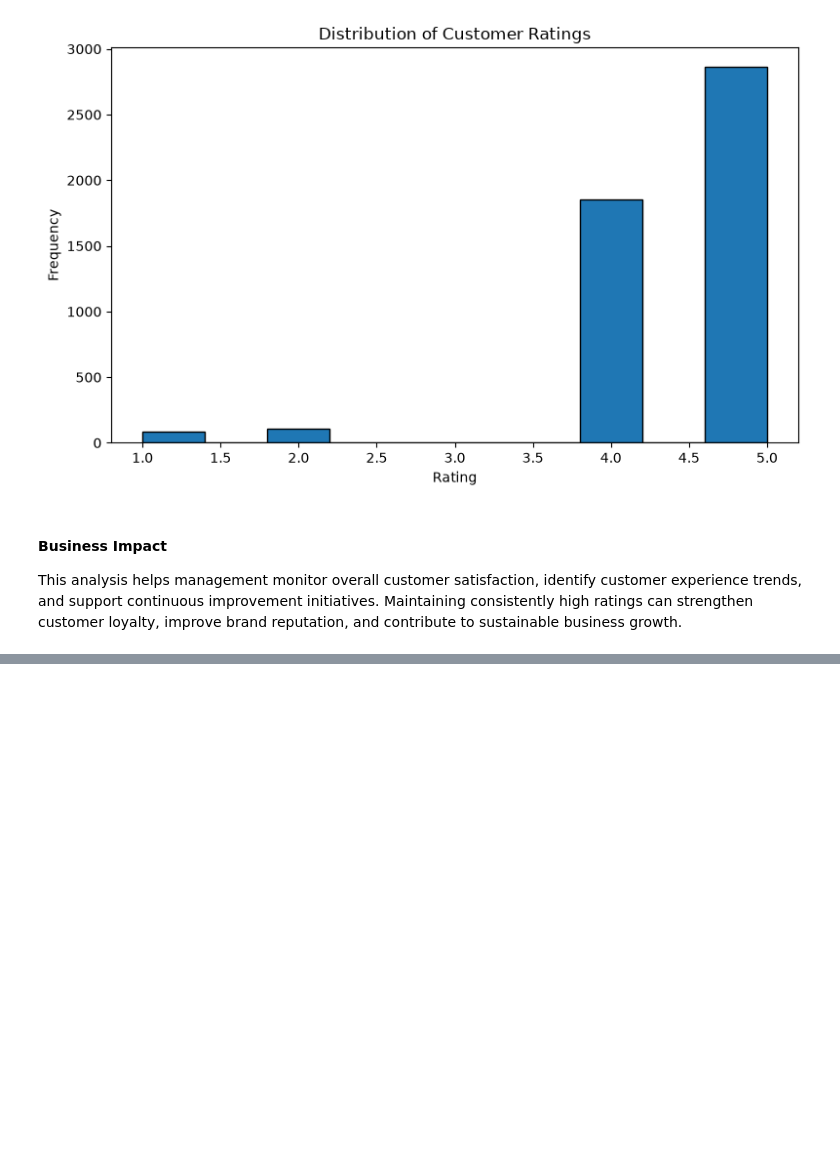
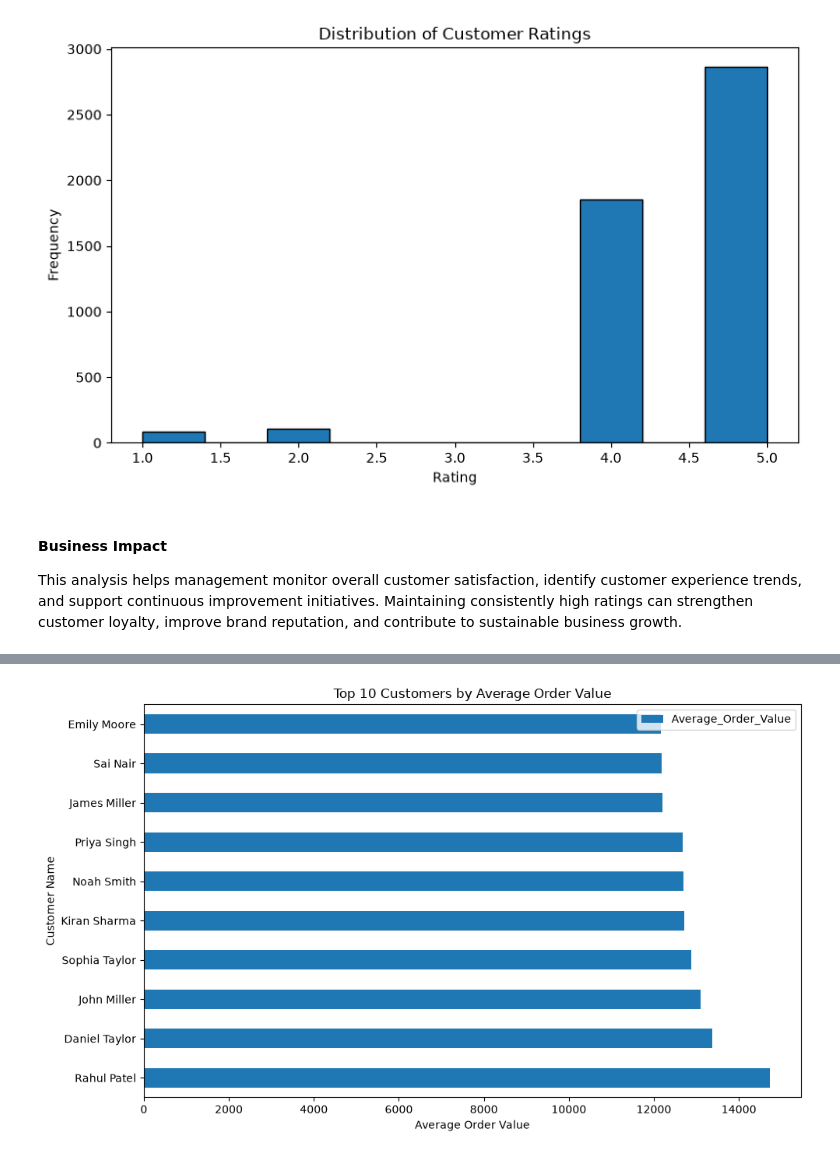
Before and after one commit to vindhya-akula/Retail-Sales-Intelligence-Dashboard, a Jupyter notebook: Retail_Sales_Analysis.ipynb, the cells around one changed output, grey strips where cells are left out. Cells and saved outputs as stored; diff of their text form; code cells hidden in the pictures; blank space fills up the shorter version.

```diff
--- a/Retail_Sales_Analysis.ipynb
+++ b/Retail_Sales_Analysis.ipynb
@@ -1587,0 +1638,23 @@ This analysis helps management monitor overall customer satisfaction, identify c
+# %%
+average_order_value = (
+    master_df
+    .groupby("Customer_Name")
+    .agg(
+        Total_Sales = ("Sales", "sum"),
+        Total_Orders = ("Order_ID", "nunique")
+    )
+)
+average_order_value["Average_Order_Value"] = (
+    average_order_value["Total_Sales"] /
+    average_order_value["Total_Orders"]
+)
+
+average_order_value = (
+    average_order_value
+    .sort_values(
+        "Average_Order_Value",
+        ascending = False
+    )
+    .head(10)
+)
+average_order_value
@@ -1587,0 +1674,15 @@ This analysis helps management monitor overall customer satisfaction, identify c
+# %%
+average_order_value.plot(
+    kind="barh",
+    y="Average_Order_Value",
+    figsize=(10,6),
+    title="Top 10 Customers by Average Order Value"
+)
+
+plt.xlabel("Average Order Value")
+plt.ylabel("Customer Name")
+
+plt.tight_layout()
+plt.show()
+# %% [output]
+[figure, added]
```
Also changed, not shown: parts of 72 cells of this notebook, 1 other file.
